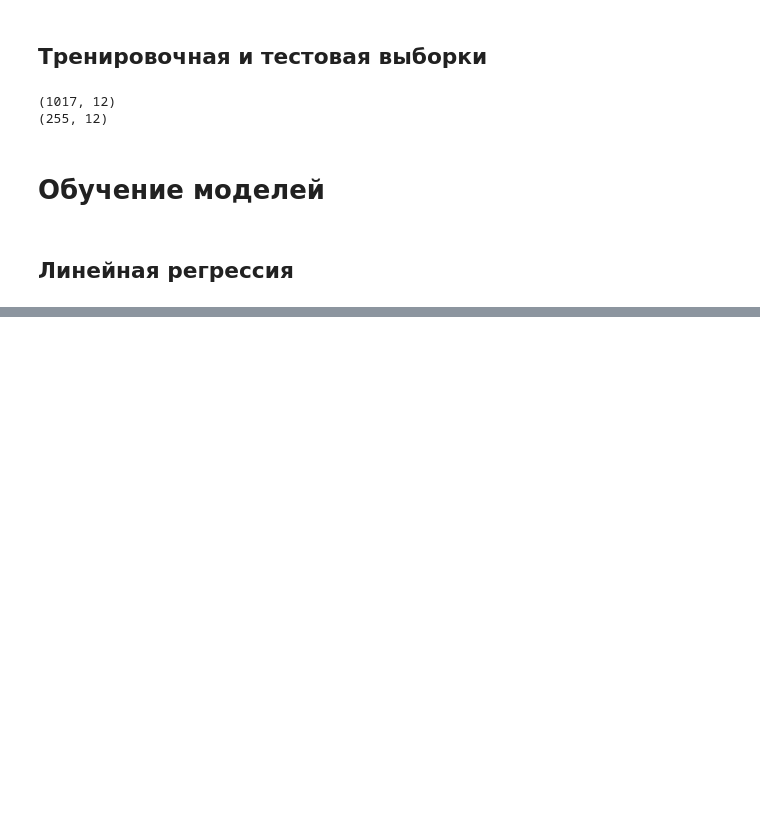
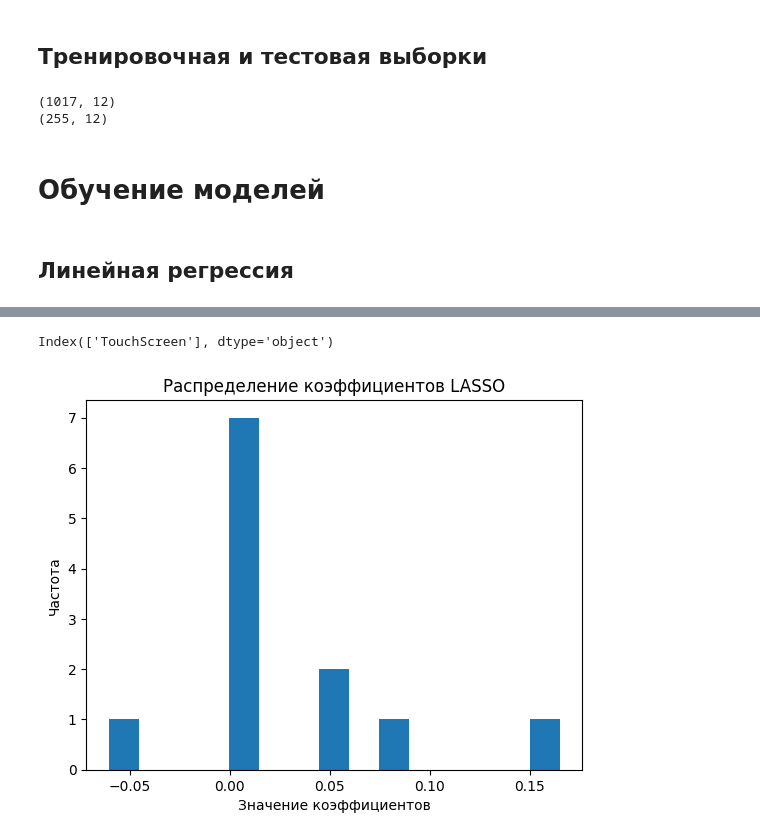
Before and after one commit to S1ckick/mlml, a Jupyter notebook: Regression.ipynb, the cells around one changed output, grey strips where cells are left out. Cells and saved outputs as stored; diff of their text form; code cells hidden in the pictures; blank space fills up the shorter version.

```diff
--- a/Regression.ipynb
+++ b/Regression.ipynb
@@ -153,0 +211,7 @@ R^2: 1.0
+# %%
+from sklearn.linear_model import Lasso
+lasso = Lasso(alpha=0.001, random_state=1)
+lasso.fit(X_train, y_train)
+print(lasso.coef_)
+y_pred = lasso.predict(X_test)
+performance(y_test, y_pred)
@@ -153,0 +285,12 @@ R^2: 1.0
+# %%
+X.columns[np.where(lasso.coef_ == 0)[0]]
+# %% [output]
+Index(['TouchScreen'], dtype='object')
+# %%
+plt.hist(lasso.coef_, bins=15)
+plt.title("Распределение коэффициентов LASSO")
+plt.xlabel("Значение коэффициентов")
+plt.ylabel("Частота")
+plt.show()
+# %% [output]
+[figure, added]
```
Also changed, not shown: parts of 21 cells of this notebook.
